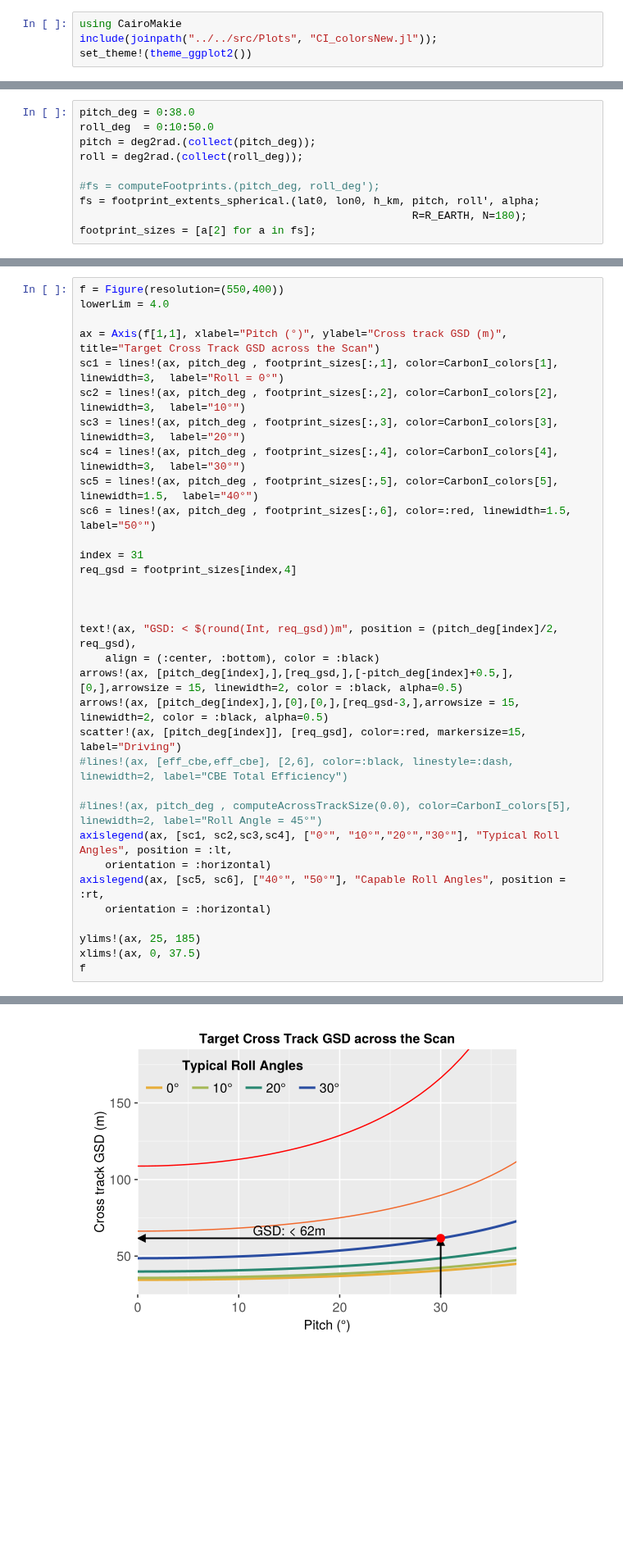
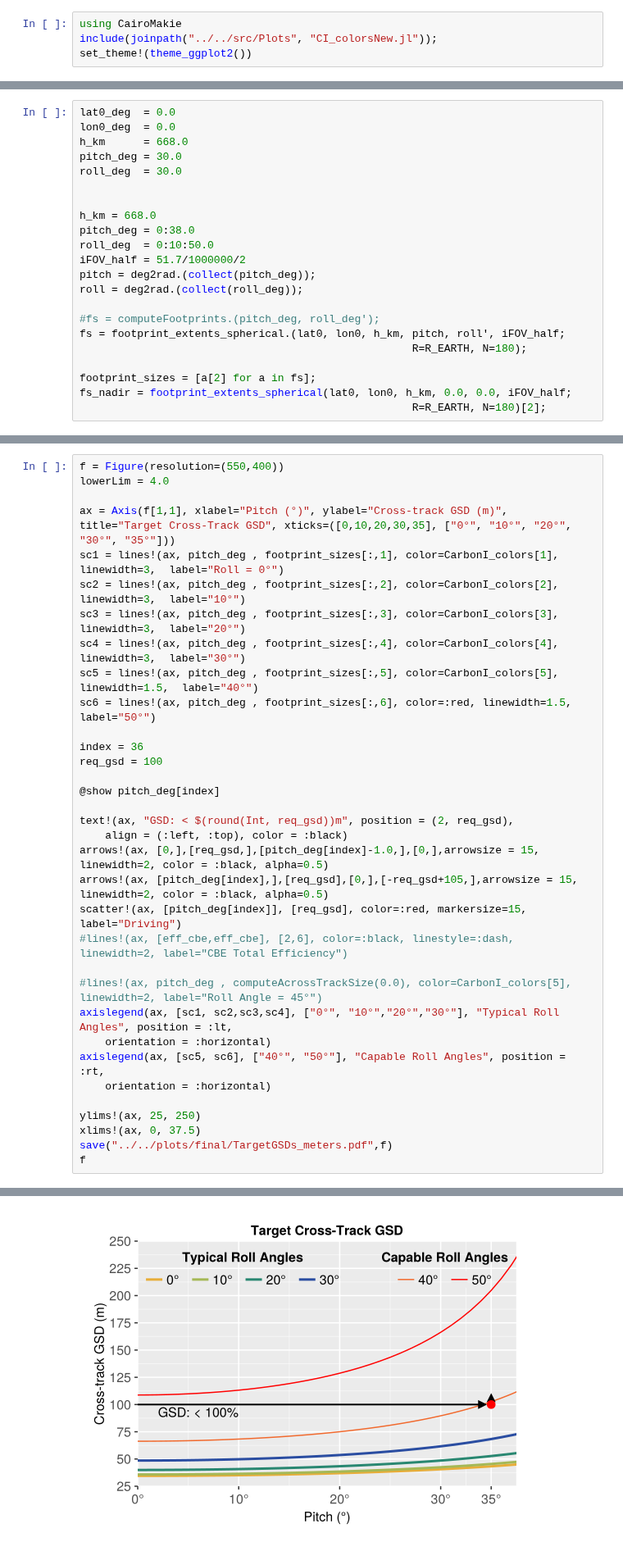
Before and after one commit to Carbon-I/CarbonI, a Jupyter notebook: src/notebooks/TargetFootprints.ipynb, the cells around one changed output, grey strips where cells are left out. Shown at 82% size. Saved outputs shown, nothing was run; the diff lists cells and outputs as text; blank space fills up the shorter version.

```diff
--- a/src/notebooks/TargetFootprints.ipynb
+++ b/src/notebooks/TargetFootprints.ipynb
@@ -265,10 +206,22 @@ computeFootprints(38.0, 0.0)
 # %%
+lat0_deg  = 0.0
+lon0_deg  = 0.0
+h_km      = 668.0
+pitch_deg = 30.0
+roll_deg  = 30.0
+
+
+h_km = 668.0
 pitch_deg = 0:38.0
 roll_deg  = 0:10:50.0
+iFOV_half = 51.7/1000000/2
 pitch = deg2rad.(collect(pitch_deg));
 roll = deg2rad.(collect(roll_deg));
 
 #fs = computeFootprints.(pitch_deg, roll_deg');
-fs = footprint_extents_spherical.(lat0, lon0, h_km, pitch, roll', alpha;
+fs = footprint_extents_spherical.(lat0, lon0, h_km, pitch, roll', iFOV_half;
                                                     R=R_EARTH, N=180);
+
 footprint_sizes = [a[2] for a in fs];
+fs_nadir = footprint_extents_spherical(lat0, lon0, h_km, 0.0, 0.0, iFOV_half;
+                                                    R=R_EARTH, N=180)[2];
@@ -310,7 +279,7 @@ f
 f = Figure(resolution=(550,400))
 lowerLim = 4.0
 
-ax = Axis(f[1,1], xlabel="Pitch (°)", ylabel="Cross track GSD (m)",  title="Target Cross Track GSD across the Scan")
+ax = Axis(f[1,1], xlabel="Pitch (°)", ylabel="Cross-track GSD (m)",  title="Target Cross-Track GSD", xticks=([0,10,20,30,35], ["0°", "10°", "20°", "30°", "35°"]))
 sc1 = lines!(ax, pitch_deg , footprint_sizes[:,1], color=CarbonI_colors[1], linewidth=3,  label="Roll = 0°")
 sc2 = lines!(ax, pitch_deg , footprint_sizes[:,2], color=CarbonI_colors[2], linewidth=3,  label="10°")
 sc3 = lines!(ax, pitch_deg , footprint_sizes[:,3], color=CarbonI_colors[3], linewidth=3,  label="20°")
@@ -318,15 +287,15 @@ sc4 = lines!(ax, pitch_deg , footprint_sizes[:,4], color=CarbonI_colors[4], line
 sc5 = lines!(ax, pitch_deg , footprint_sizes[:,5], color=CarbonI_colors[5], linewidth=1.5,  label="40°")
 sc6 = lines!(ax, pitch_deg , footprint_sizes[:,6], color=:red, linewidth=1.5,  label="50°")
 
-index = 31
-req_gsd = footprint_sizes[index,4]
+index = 36
+req_gsd = 100
 
+@show pitch_deg[index]
 
-
-text!(ax, "GSD: < $(round(Int, req_gsd))m", position = (pitch_deg[index]/2, req_gsd),
-    align = (:center, :bottom), color = :black)
-arrows!(ax, [pitch_deg[index],],[req_gsd,],[-pitch_deg[index]+0.5,],[0,],arrowsize = 15, linewidth=2, color = :black, alpha=0.5)
-arrows!(ax, [pitch_deg[index],],[0],[0,],[req_gsd-3,],arrowsize = 15, linewidth=2, color = :black, alpha=0.5)
+text!(ax, "GSD: < $(round(Int, req_gsd))m", position = (2, req_gsd),
+    align = (:left, :top), color = :black)
+arrows!(ax, [0,],[req_gsd,],[pitch_deg[index]-1.0,],[0,],arrowsize = 15, linewidth=2, color = :black, alpha=0.5)
+arrows!(ax, [pitch_deg[index],],[req_gsd],[0,],[-req_gsd+105,],arrowsize = 15, linewidth=2, color = :black, alpha=0.5)
 scatter!(ax, [pitch_deg[index]], [req_gsd], color=:red, markersize=15, label="Driving")
 #lines!(ax, [eff_cbe,eff_cbe], [2,6], color=:black, linestyle=:dash, linewidth=2, label="CBE Total Efficiency")
 
@@ -336,7 +305,8 @@ axislegend(ax, [sc1, sc2,sc3,sc4], ["0°", "10°","20°","30°"], "Typical Roll
 axislegend(ax, [sc5, sc6], ["40°", "50°"], "Capable Roll Angles", position = :rt,
     orientation = :horizontal)
 
-ylims!(ax, 25, 185)
+ylims!(ax, 25, 250)
 xlims!(ax, 0, 37.5)
+save("../../plots/final/TargetGSDs_meters.pdf",f)
 f
 # %% [output]
@@ -343 +314 @@ f
-[figure, old version]
+[figure, new version]
```
Also changed, not shown: parts of 7 cells of this notebook, 24 other files.
